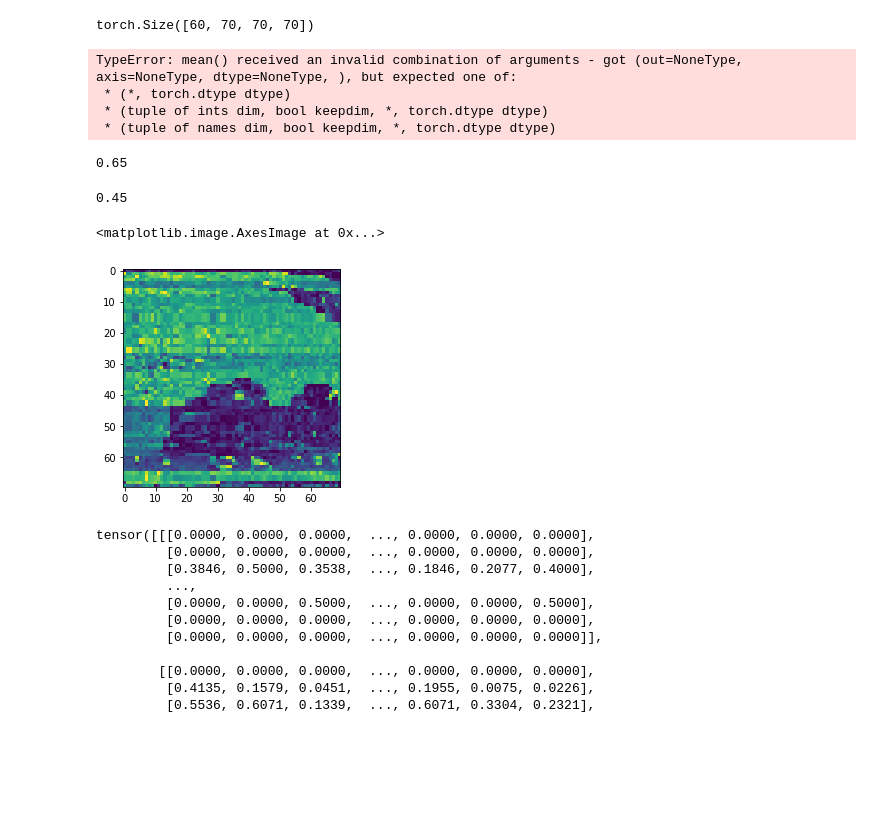
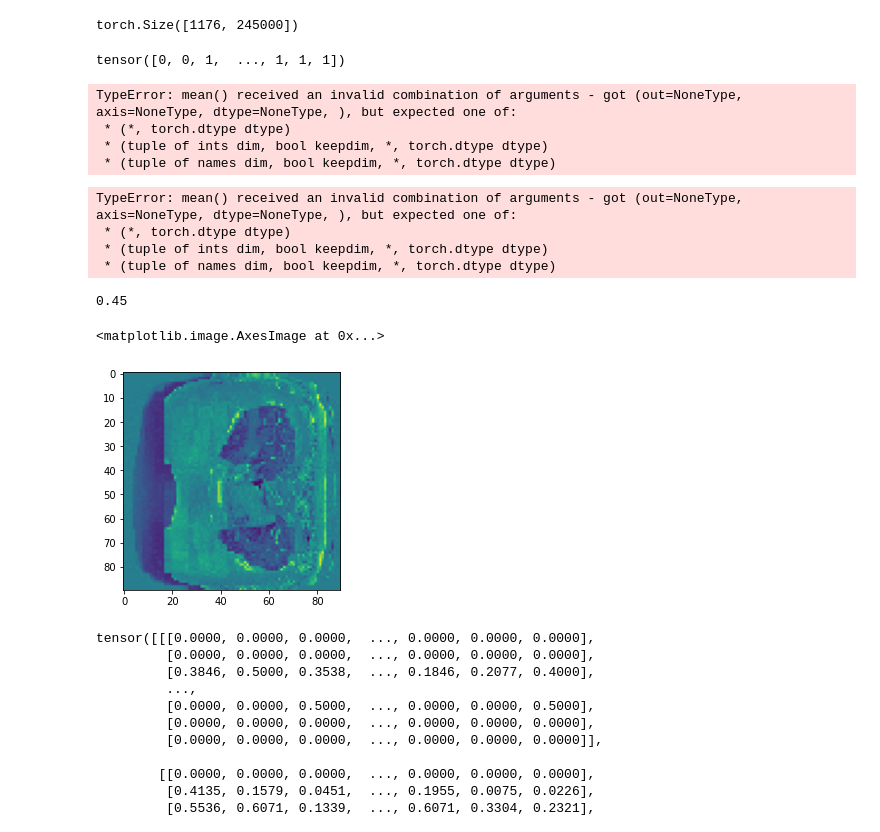
Before and after one commit to hwixley/ctscan-covid19-severity-detection, a Jupyter notebook: deep-learning.ipynb, the cells around one changed output. Cells and saved outputs as stored; diff of their text form; code cells hidden in the pictures; blank space fills up the shorter version.

```diff
--- a/deep-learning.ipynb
+++ b/deep-learning.ipynb
@@ -29,10 +31,11 @@ device = torch.device('cuda' if torch.cuda.is_available() else 'cpu')
 def loadNpy(filename):
     with open(filename, "rb") as f: return np.load(f)
 
-db = f"{os.getcwd()}/../data2/slices/gaussian-grabber/size343000-Dstd-div2/"
-data_type = "s-"
+db = f"{os.getcwd()}/../data2/slices/gaussian-grabber/size245000-newnorm-uf/"
+#db = f"{os.getcwd()}/../data2/slices/tiled-gaussian-grabber/depthTile-size243000-newnorm-uf/"
+data_type = ""
 # %%
-X_train, X_val, X_test = loadNpy(db + f"X_train.npy"), loadNpy(db + f"X_val.npy"), loadNpy(db + f"X_test.npy")
+X_train, X_val, X_test = loadNpy(db + f"{data_type}X_train.npy"), loadNpy(db + f"{data_type}X_val.npy"), loadNpy(db + f"{data_type}X_test.npy")
 y_train, y_val, y_test = loadNpy(db + f"{data_type}y_train.npy"), loadNpy(db + f"{data_type}y_val.npy"), loadNpy(db + f"{data_type}y_test.npy")
 # %%
 def npy_to_tensor(data, l=False):
@@ -46,0 +54,4 @@ y_train, y_val, y_test = npy_to_tensor(y_train, 1), npy_to_tensor(y_val, 1), npy
+# %%
+X_train = X_train[:,:-9]
+X_val = X_val[:,:-9]
+X_test = X_test[:,:-9]
@@ -62,7 +100,11 @@ test_iterator = DataLoader(dataset=test_dataset, batch_size=batch_size,shuffle=F
 # %%
 X_train.shape
 # %% [output]
-torch.Size([60, 70, 70, 70])
+torch.Size([1176, 245000])
+# %%
+y_train
+# %% [output]
+tensor([0, 0, 1,  ..., 1, 1, 1])
 # %%
 np.mean(y_train)
 # %% [output]
@@ -73,17 +115,20 @@ TypeError: mean() received an invalid combination of arguments - got (out=NoneTy
 # %%
 np.mean(y_val)
 # %% [output]
-0.65
+TypeError: mean() received an invalid combination of arguments - got (out=NoneType, axis=NoneType, dtype=NoneType, ), but expected one of:
+ * (*, torch.dtype dtype)
+ * (tuple of ints dim, bool keepdim, *, torch.dtype dtype)
+ * (tuple of names dim, bool keepdim, *, torch.dtype dtype)
 # %%
 np.mean(y_test)
 # %% [output]
 0.45
 # %%
-image = X_train[4,:]
-plt.imshow(image[20,:,:])
+image = X_train[1000,:]
+plt.imshow(image[:-9].reshape(90,90,60)[:,:,50])
 # %% [output]
 <matplotlib.image.AxesImage at 0x...>
-[figure, old version]
+[figure, new version]
 # %%
 for i in range(X_train.shape[0]):
     sample = X_train[i,:,:,:]
```
Also changed, not shown: parts of 25 cells of this notebook, 2 other files.
